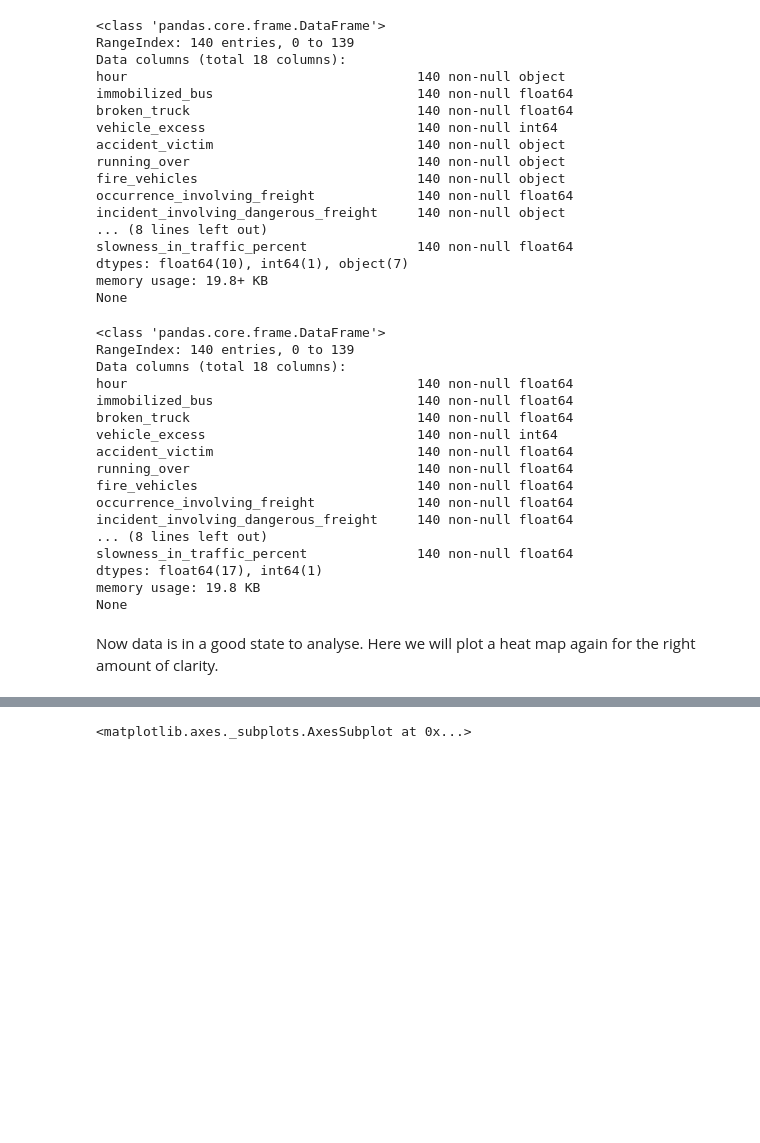
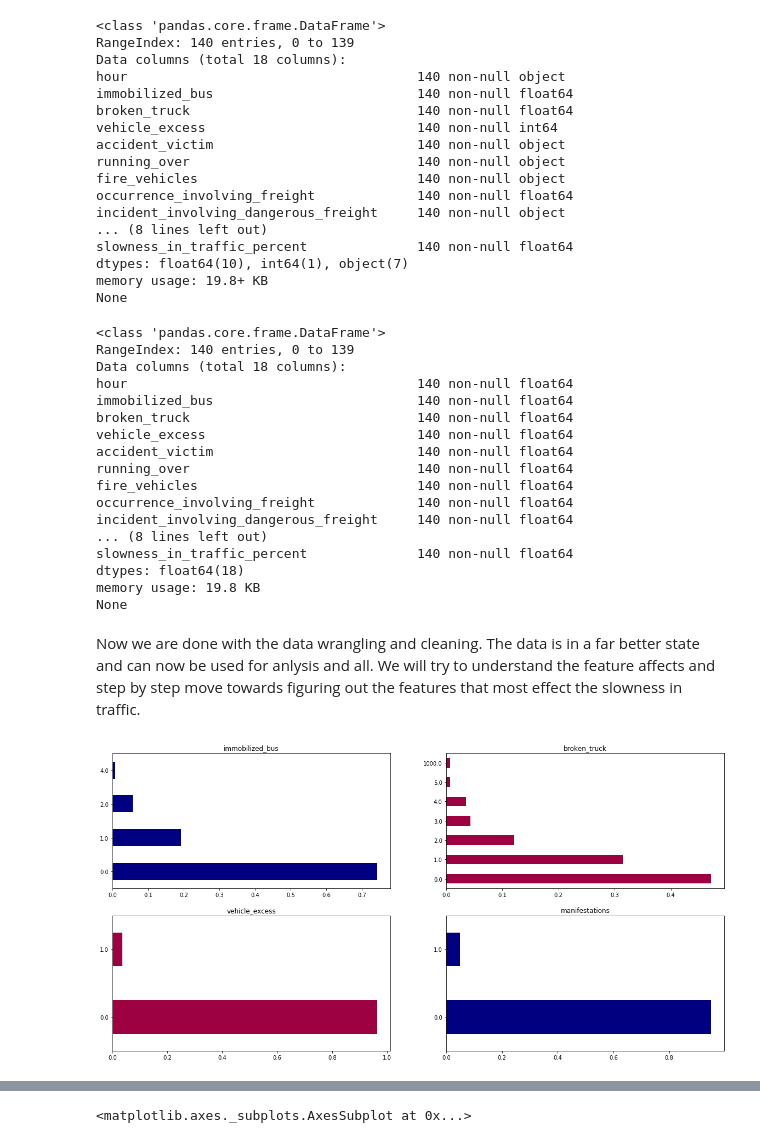
Before and after one commit to sprksh/bits_ml, a Jupyter notebook: feature_engg/FEMiniProject.ipynb, the cells around one changed output, grey strips where cells are left out. Drawn from its saved outputs; the diff is of its cells as text; code cells hidden in the pictures; blank space fills up the shorter version.

```diff
--- a/feature_engg/FEMiniProject.ipynb
+++ b/feature_engg/FEMiniProject.ipynb
@@ -36,8 +33,9 @@ getCSVFromArff(file_name)
 #Import data in pandas and remove all leading and lagging blank spaces
 
 import pandas as pd
-df = pd.read_csv(file_name + ".csv", delimiter = ',')
+df = pd.read_csv('Behavior of the urban traffic - modified.arff.csv',delimiter = ',')
 df_obj = df.select_dtypes(['object'])
 df[df_obj.columns] = df_obj.apply(lambda x: x.str.strip())
-df.head(10)
+
+print(df.astype(bool).sum(axis=0))
 # %% [output]
@@ -223,7 +204,7 @@ Data columns (total 18 columns):
 hour                                     140 non-null float64
 immobilized_bus                          140 non-null float64
 broken_truck                             140 non-null float64
-vehicle_excess                           140 non-null int64
+vehicle_excess                           140 non-null float64
 accident_victim                          140 non-null float64
 running_over                             140 non-null float64
 fire_vehicles                            140 non-null float64
@@ -231,9 +212,32 @@ occurrence_involving_freight             140 non-null float64
 incident_involving_dangerous_freight     140 non-null float64
 ... (8 lines left out)
 slowness_in_traffic_percent              140 non-null float64
-dtypes: float64(17), int64(1)
+dtypes: float64(18)
 memory usage: 19.8 KB
 None
-# %% [markdown]
-Now data is in a good state to analyse. Here we will plot a heat map again for
-the right amount of clarity.
+# %% [markdown]
+Now we are done with the data wrangling and cleaning. The data is in a far better state and can now be used for anlysis and all. We will try to understand the feature affects and step by step move towards figuring out the features that most effect the slowness in traffic.
+# %%
+
+import matplotlib.pyplot as plt
+plt.figure(1)
+from matplotlib import cm
+cmap = cm.get_cmap('jet')
+cmap1 = cm.get_cmap('Spectral')
+
+plt.subplot(221)
+df['immobilized_bus'].value_counts(normalize=True).plot.barh(figsize=(20,10), cmap=cmap, title= 'immobilized_bus')
+
+plt.subplot(222)
+df['broken_truck'].value_counts(normalize=True).plot.barh(title= 'broken_truck', cmap=cmap1)
+
+plt.subplot(223)
+df['vehicle_excess'].value_counts(normalize=True).plot.barh(title= 'vehicle_excess', cmap=cmap1)
+
+plt.subplot(224)
+df['manifestations'].value_counts(normalize=True).plot.barh(title= 'manifestations', cmap=cmap)
+
+
+plt.show()
+# %% [output]
+[figure, added]
```
Also changed, not shown: parts of 27 cells of this notebook, 1 other file.
